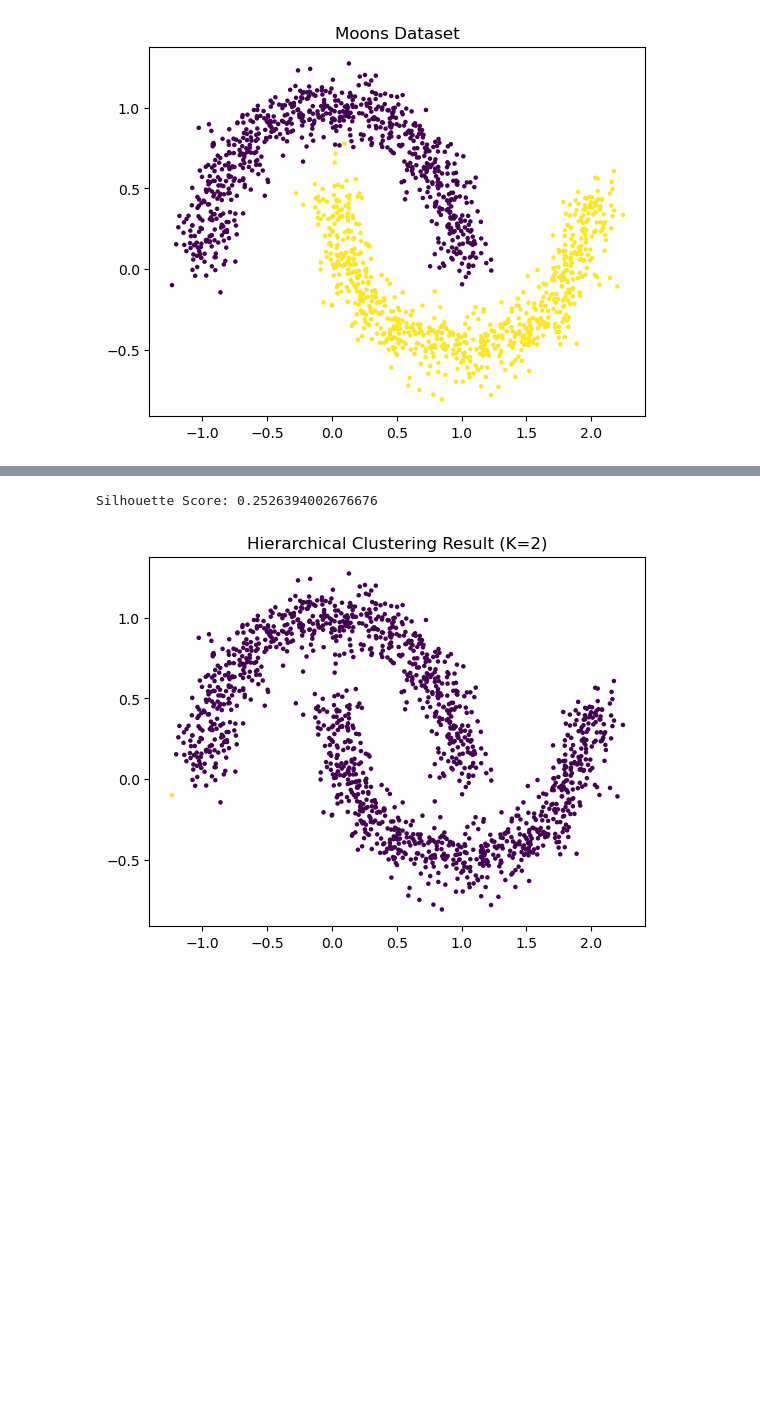
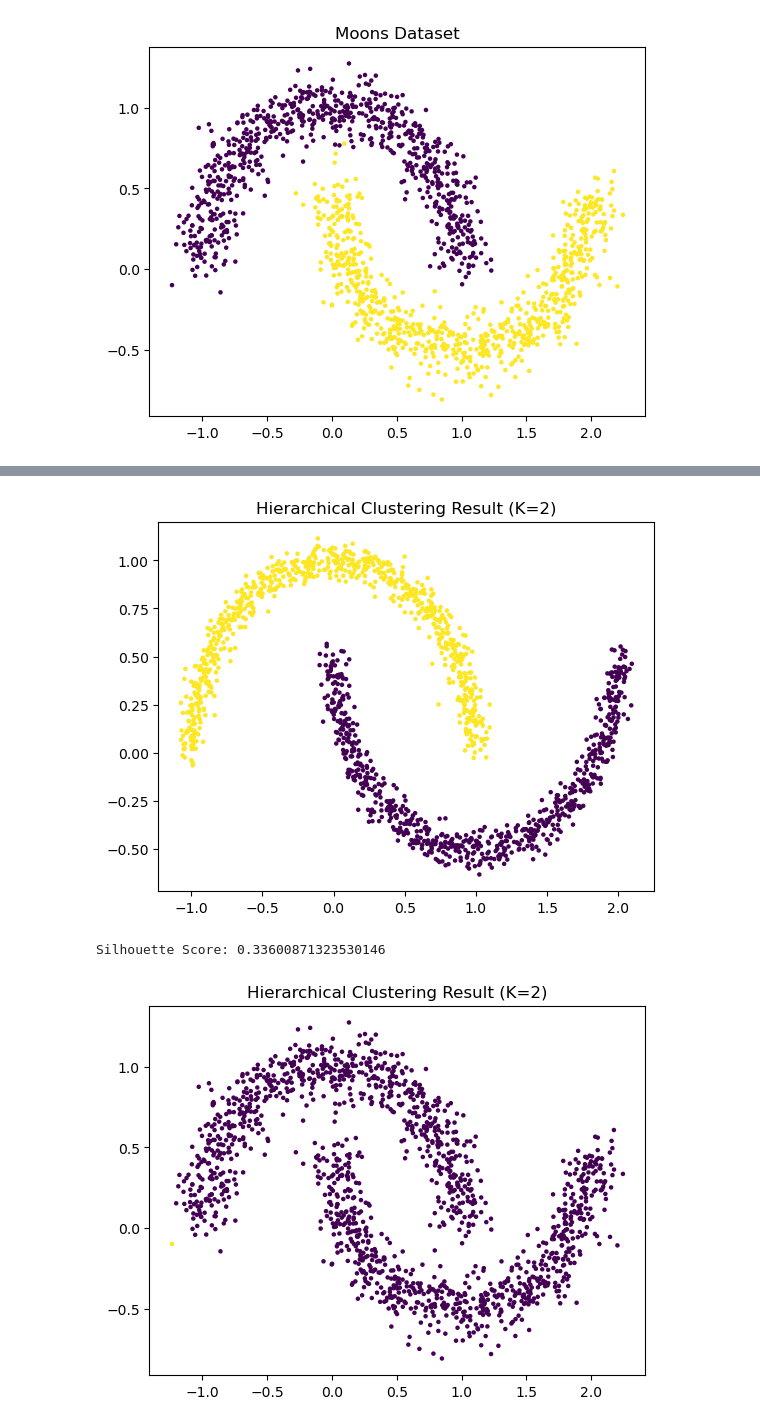
Before and after one commit to twahih/DM5230, a Jupyter notebook: HWK3/Problem4.ipynb, the cells around one changed output, grey strips where cells are left out. Drawn from its saved outputs; the diff is of its cells as text; code cells hidden in the pictures; blank space fills up the shorter version.

```diff
--- a/HWK3/Problem4.ipynb
+++ b/HWK3/Problem4.ipynb
@@ -66,0 +55,7 @@ plt.show()
+# %%
+X = pd.read_csv('moons.csv')
+X.columns = ['x', 'y']
+# Run hierarchical clustering on moons dataset
+hc = HierarchicalClustering(n_clusters=2)
+hc.fit(X)
+labels = hc.cut_tree(n_clusters=2)
@@ -67,3 +78,11 @@ plt.show()
+# %%
+
+# Plot the clustering result
+plt.scatter(X['x'], X['y'], c=labels, s=5)
+plt.title("Hierarchical Clustering Result (K=2)")
+plt.show()
+# %% [output]
+[figure, added]
 # %%
 from sklearn.metrics import silhouette_score
 
@@ -71,7 +90,7 @@ from sklearn.metrics import silhouette_score
 silhouette_avg = silhouette_score(X, labels)
 print("Silhouette Score:", silhouette_avg)
 # %% [output]
-Silhouette Score: 0.2526394002676676
+Silhouette Score: 0.33600871323530146
 # %%
 import numpy as np
 import matplotlib.pyplot as plt
```
Also changed, not shown: parts of 9 cells of this notebook.
